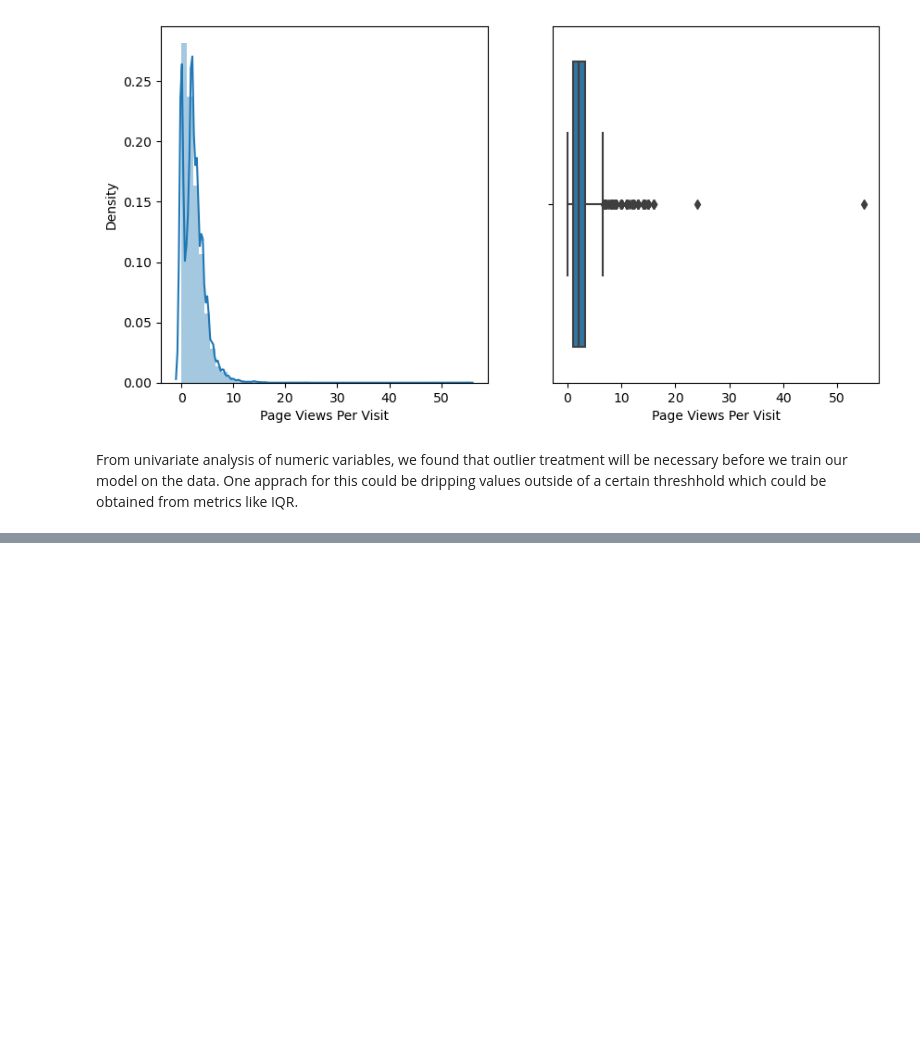
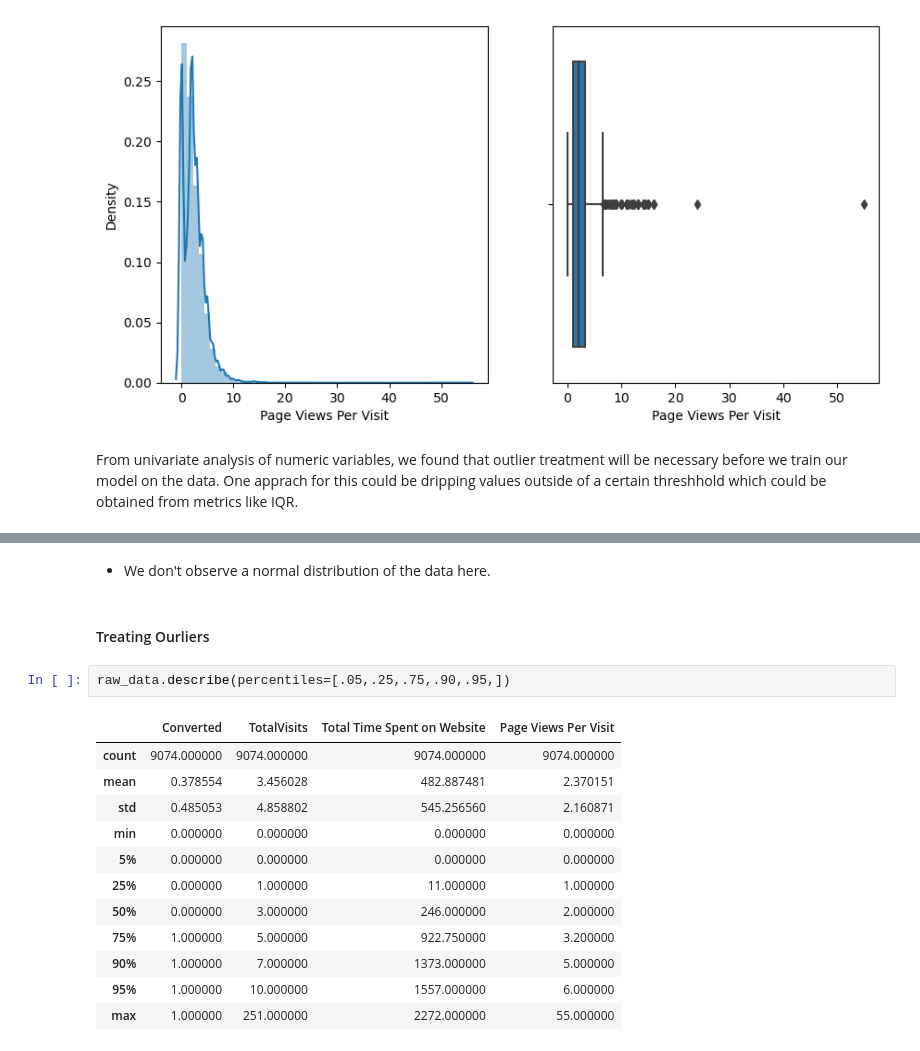
Before and after one commit to tthakur2015/Lead-Scoring-Logistic-Regression-Model, a Jupyter notebook: Case Study Notebook.ipynb, the cells around one changed output, grey strips where cells are left out. Cells and saved outputs as stored; diff of their text form; blank space fills up the shorter version.

```diff
--- a/Case Study Notebook.ipynb
+++ b/Case Study Notebook.ipynb
@@ -411,0 +422,19 @@ posx and posy should be finite values
+# %% [markdown]
+- We don't observe a normal distribution of the data here.
+# %% [markdown]
+#### Treating Ourliers
+# %%
+raw_data.describe(percentiles=[.05,.25,.75,.90,.95,])
+# %% [output]
+|  | Converted | TotalVisits | Total Time Spent on Website | Page Views Per Visit |
+| count | 9074.000000 | 9074.000000 | 9074.000000 | 9074.000000 |
+| mean | 0.378554 | 3.456028 | 482.887481 | 2.370151 |
+| std | 0.485053 | 4.858802 | 545.256560 | 2.160871 |
+| min | 0.000000 | 0.000000 | 0.000000 | 0.000000 |
+| 5% | 0.000000 | 0.000000 | 0.000000 | 0.000000 |
+| 25% | 0.000000 | 1.000000 | 11.000000 | 1.000000 |
+| 50% | 0.000000 | 3.000000 | 246.000000 | 2.000000 |
+| 75% | 1.000000 | 5.000000 | 922.750000 | 3.200000 |
+| 90% | 1.000000 | 7.000000 | 1373.000000 | 5.000000 |
+| 95% | 1.000000 | 10.000000 | 1557.000000 | 6.000000 |
+| max | 1.000000 | 251.000000 | 2272.000000 | 55.000000 |
```
Also changed, not shown: parts of 9 cells of this notebook.
